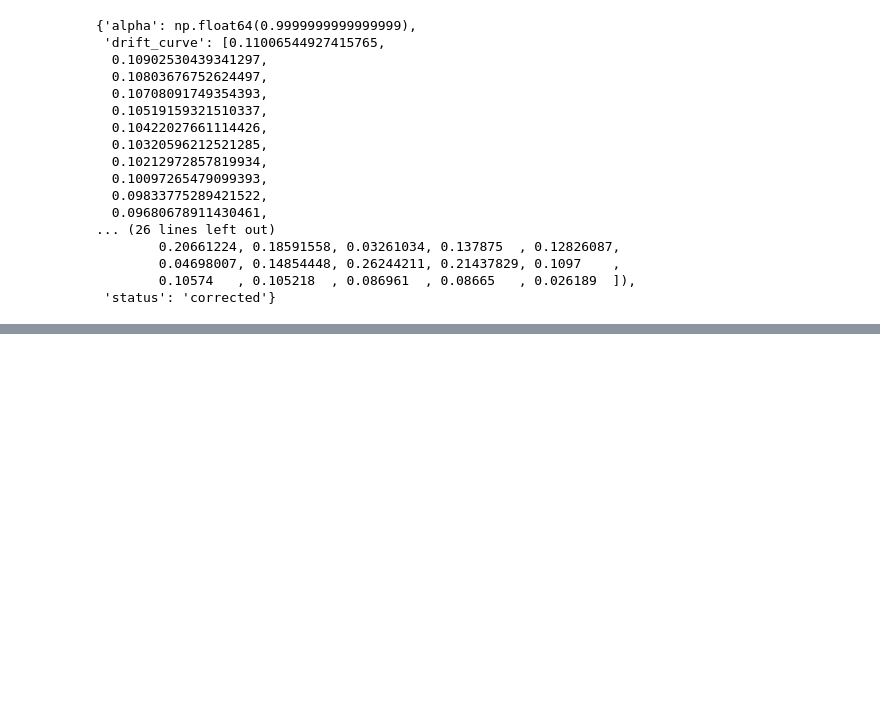
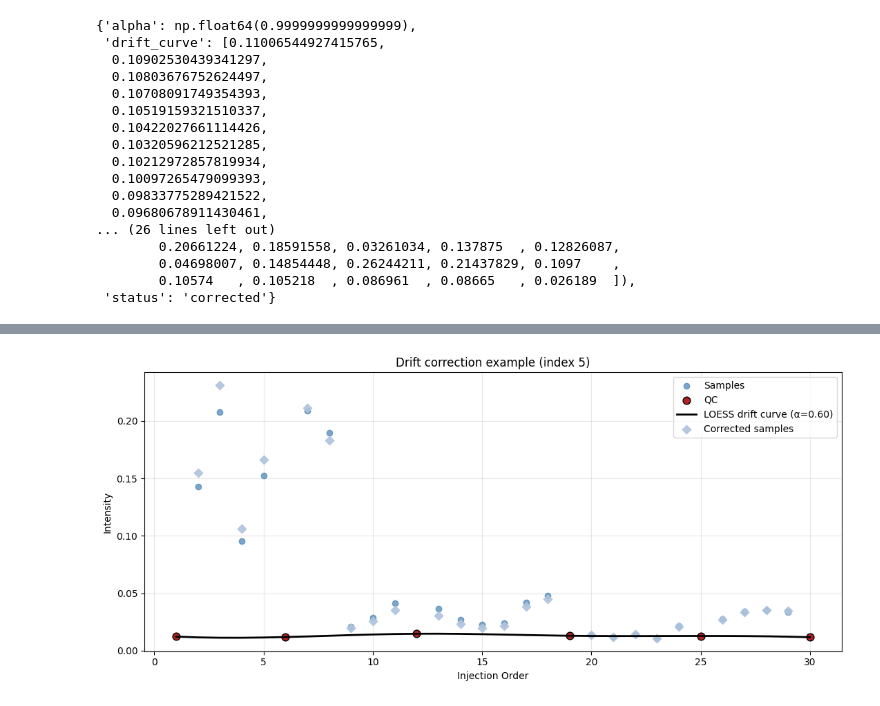
Before and after one commit to Multiomics-Analytics-Group/acore, a Jupyter notebook: docs/api_examples/drift_correction.ipynb, the cells around one changed output, grey strips where cells are left out. Saved outputs shown, nothing was run; the diff lists cells and outputs as text; code cells hidden in the pictures; blank space fills up the shorter version.

```diff
--- a/docs/api_examples/drift_correction.ipynb
+++ b/docs/api_examples/drift_correction.ipynb
@@ -226,0 +203,11 @@ correction_info[200]
+# %%
+dc.loess_drift_correction.loess_example_curve(
+    df=df,
+    feature_idx=5,
+    sample_cols=sample_cols,
+    qc_cols=qc_cols,
+    sample_order=sample_order,
+    alpha=0.6
+)
+# %% [output]
+[figure, added]
```
Also changed, not shown: parts of 8 cells of this notebook, 2 other files.
